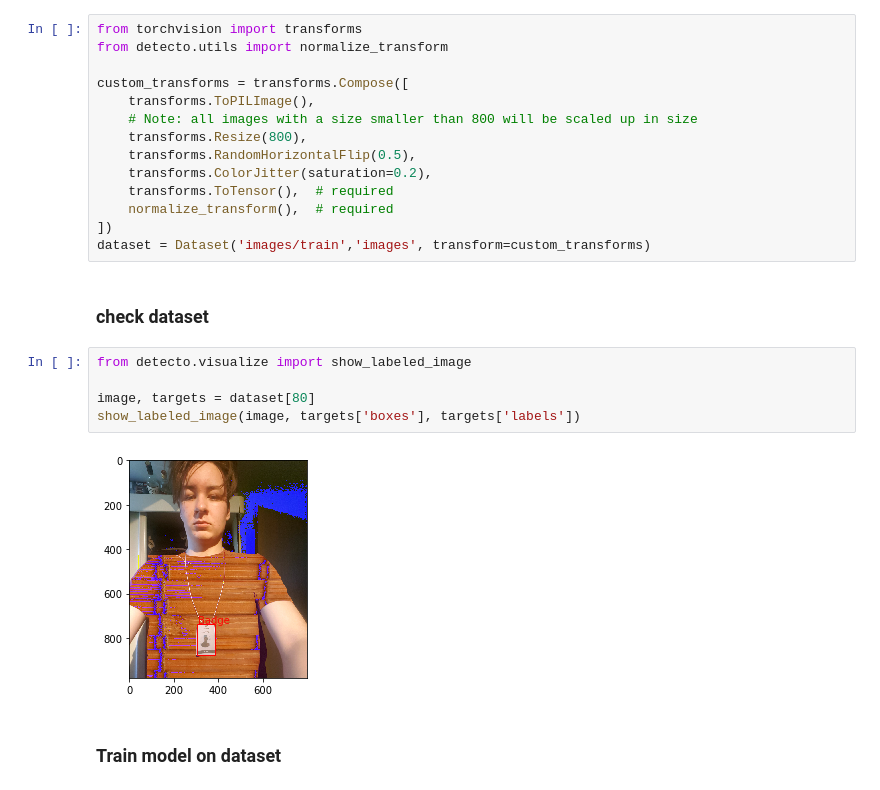
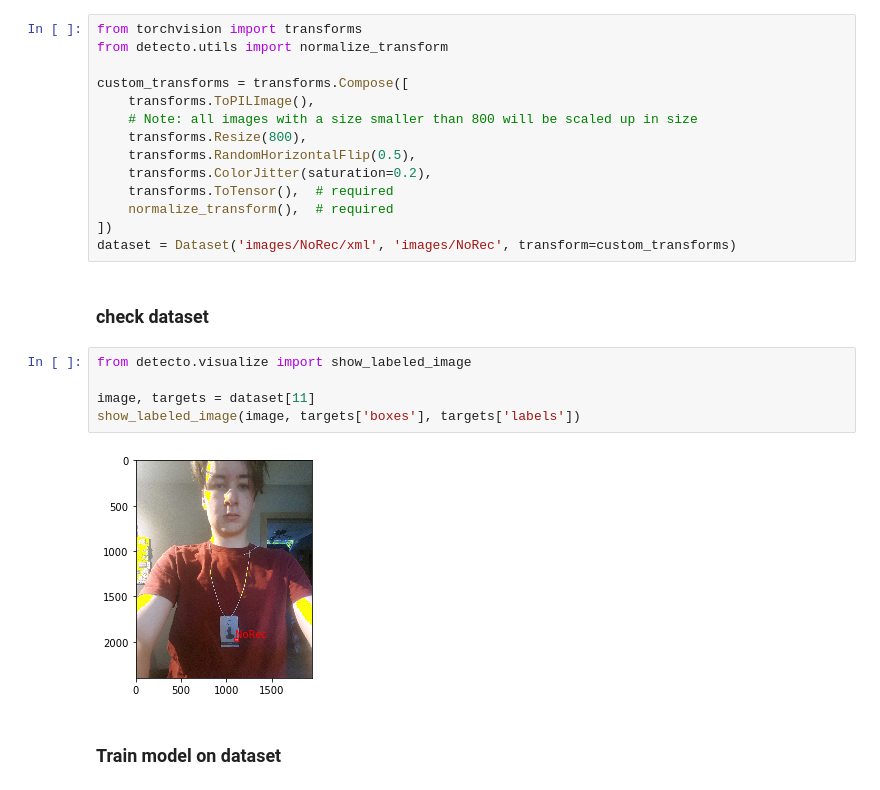
Before and after one commit to Dev-Team-Cool/magic-mirror, a Jupyter notebook: badgeDetection/Detecto/detectoTesting.ipynb, the cells around one changed output. Saved outputs shown, nothing was run; the diff lists cells and outputs as text.

```diff
--- a/badgeDetection/Detecto/detectoTesting.ipynb
+++ b/badgeDetection/Detecto/detectoTesting.ipynb
@@ -70,16 +70,16 @@ custom_transforms = transforms.Compose([
     transforms.ToTensor(),  # required
     normalize_transform(),  # required
 ])
-dataset = Dataset('images/train','images', transform=custom_transforms)
+dataset = Dataset('images/NoRec/xml', 'images/NoRec', transform=custom_transforms)
 # %% [markdown]
 ### check dataset
 # %%
 from detecto.visualize import show_labeled_image
 
-image, targets = dataset[80]
+image, targets = dataset[11]
 show_labeled_image(image, targets['boxes'], targets['labels'])
 # %% [output]
-[figure, old version]
+[figure, new version]
 # %% [markdown]
 ### Train model on dataset
 # %%
```
Also changed, not shown: parts of 8 cells of this notebook, 22 other files.
